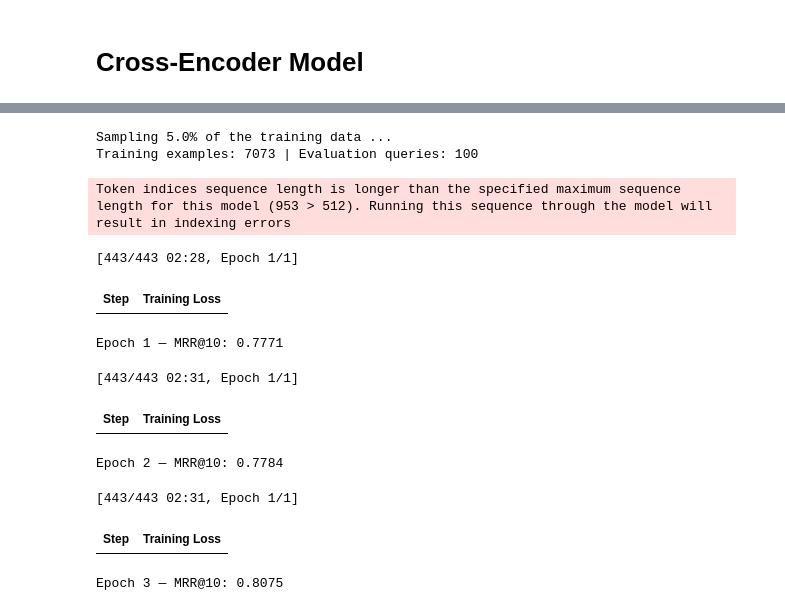
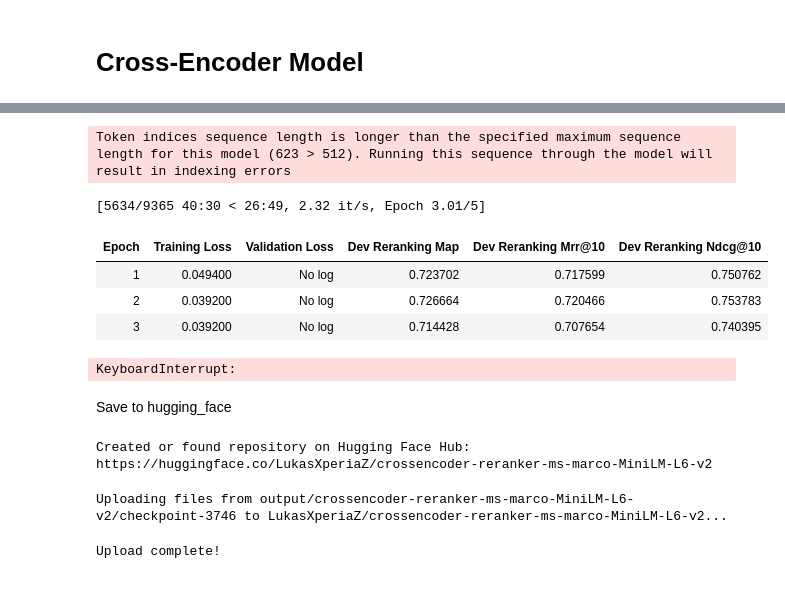
Before and after one commit to Maustrian3/CLEF2025-4b, a Jupyter notebook: task4/subtask_4b/neural_reranking/neural_reranking_final.ipynb, the cells around one changed output, grey strips where cells are left out. Cells and saved outputs as stored; diff of their text form; code cells hidden in the pictures.

Commit message:
Finished reranking

```diff
--- a/task4/subtask_4b/neural_reranking/neural_reranking_final.ipynb
+++ b/task4/subtask_4b/neural_reranking/neural_reranking_final.ipynb
@@ -25,9 +25,9 @@ in_top_1 = 0
 in_top_5 = 0
 in_top_10 = 0
 
-for index, entry in tweet_info_dev.iterrows():
-    correct_uid = entry['cord_uid']
-    tfidf_topk = entry['tfidf_topk']
+for index, sample in tweet_info_dev.iterrows():
+    correct_uid = sample['cord_uid']
+    tfidf_topk = sample['tfidf_topk']
 
     for i in range(1, 11):
         uid = tfidf_topk[i-1]
@@ -542,0 +648,3 @@ def evaluate_mrr(model, eval_samples, batch_size):
+# %%
+name = 'crossencoder-reranker-ms-marco-MiniLM-L6-v2'
+batch_size = 350    # 350 optimal for RTX 4090
@@ -543,41 +714,21 @@ def evaluate_mrr(model, eval_samples, batch_size):
 # %%
-# Hyperparameters
-frac = 0.05
-up_to_top = 10
-max_queries = 100
+trainer = CrossEncoderTrainer(
+    model=model,
+    args=args,
+    train_dataset=train_samples,
+    eval_dataset=None,
+    loss=loss,
+    evaluator=evaluator
+)
 
-num_epochs = 3
-warmup_steps = 50
-batch_size = 16
-model_save_path = 'output/crossencoder-reranker-ms-marco-MiniLM-L6-v2'
-
-# Setup
-train_samples, eval_samples = get_data(frac=frac, up_to_top=up_to_top, max_queries=max_queries)
-train_dataloader = DataLoader(train_samples, shuffle=True, batch_size=batch_size)
-
-model_name = 'cross-encoder/ms-marco-MiniLM-L6-v2'
-model = CrossEncoder(model_name, num_labels=1)
-
-for epoch in range(num_epochs):
-    model.fit(
-        train_dataloader=train_dataloader,
-        epochs=1,
-        warmup_steps=warmup_steps,
-        output_path=model_save_path,
-        save_best_model=False
-    )
-    mrr_score = evaluate_mrr(model, eval_samples, batch_size)
-    print(f"Epoch {epoch + 1} — MRR@10: {mrr_score:.4f}")
+trainer.train()
 # %% [output]
-Sampling 5.0% of the training data ...
-Training examples: 7073 | Evaluation queries: 100
+Token indices sequence length is longer than the specified maximum sequence length for this model (623 > 512). Running this sequence through the model will result in indexing errors
-Token indices sequence length is longer than the specified maximum sequence length for this model (953 > 512). Running this sequence through the model will result in indexing errors
+[5634/9365 40:30 < 26:49, 2.32 it/s, Epoch 3.01/5]
+| Epoch | Training Loss | Validation Loss | Dev Reranking Map | Dev Reranking Mrr@10 | Dev Reranking Ndcg@10 |
+| 1 | 0.049400 | No log | 0.723702 | 0.717599 | 0.750762 |
+| 2 | 0.039200 | No log | 0.726664 | 0.720466 | 0.753783 |
+| 3 | 0.039200 | No log | 0.714428 | 0.707654 | 0.740395 |
-[443/443 02:28, Epoch 1/1]
+KeyboardInterrupt:
-| Step | Training Loss |
-Epoch 1 — MRR@10: 0.7771
-[443/443 02:31, Epoch 1/1]
-| Step | Training Loss |
-Epoch 2 — MRR@10: 0.7784
-[443/443 02:31, Epoch 1/1]
-| Step | Training Loss |
-Epoch 3 — MRR@10: 0.8075
+# %% [markdown]
+Save to hugging_face
@@ -583,0 +766,11 @@ Epoch 3 — MRR@10: 0.8075
+# %%
+repo_id_str = 'LukasXperiaZ/' + name
+repo_id = create_repo_on_huggingface(repo_id_str)
+# %% [output]
+Created or found repository on Hugging Face Hub: https://huggingface.co/LukasXperiaZ/crossencoder-reranker-ms-marco-MiniLM-L6-v2
+# %%
+local_folder_path = 'output/' + name + '/checkpoint-3746'
+upload_model_to_huggingface(local_folder_path, repo_id)
+# %% [output]
+Uploading files from output/crossencoder-reranker-ms-marco-MiniLM-L6-v2/checkpoint-3746 to LukasXperiaZ/crossencoder-reranker-ms-marco-MiniLM-L6-v2...
+Upload complete!
```
Also changed, not shown: parts of 31 cells of this notebook, 5 other files.
